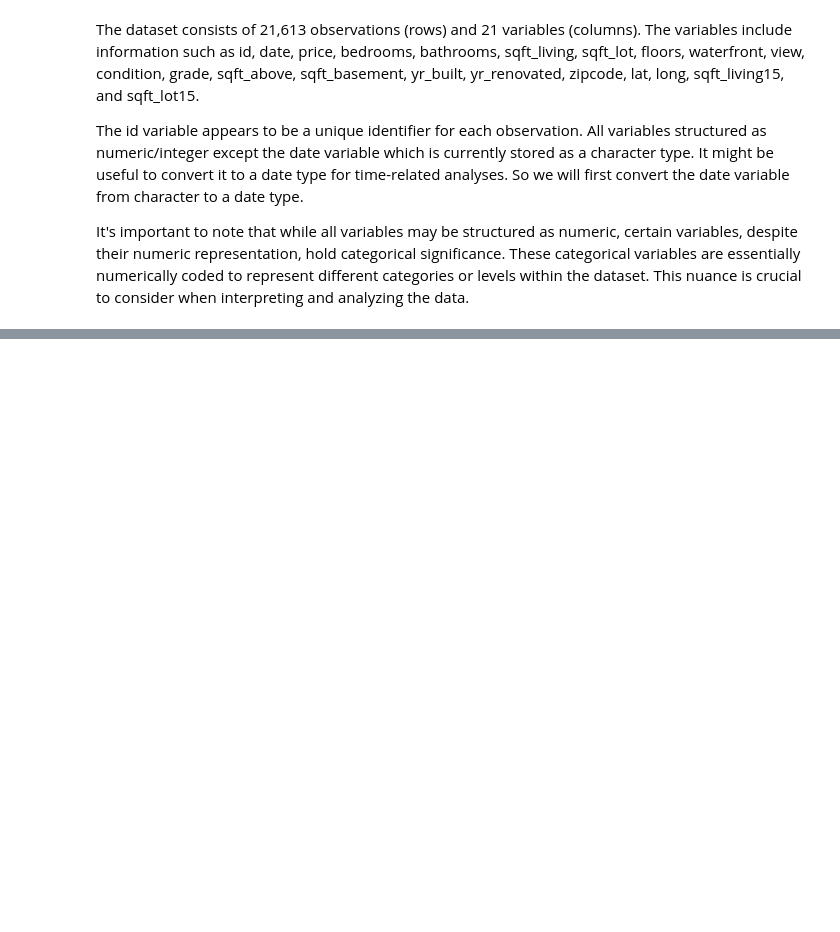
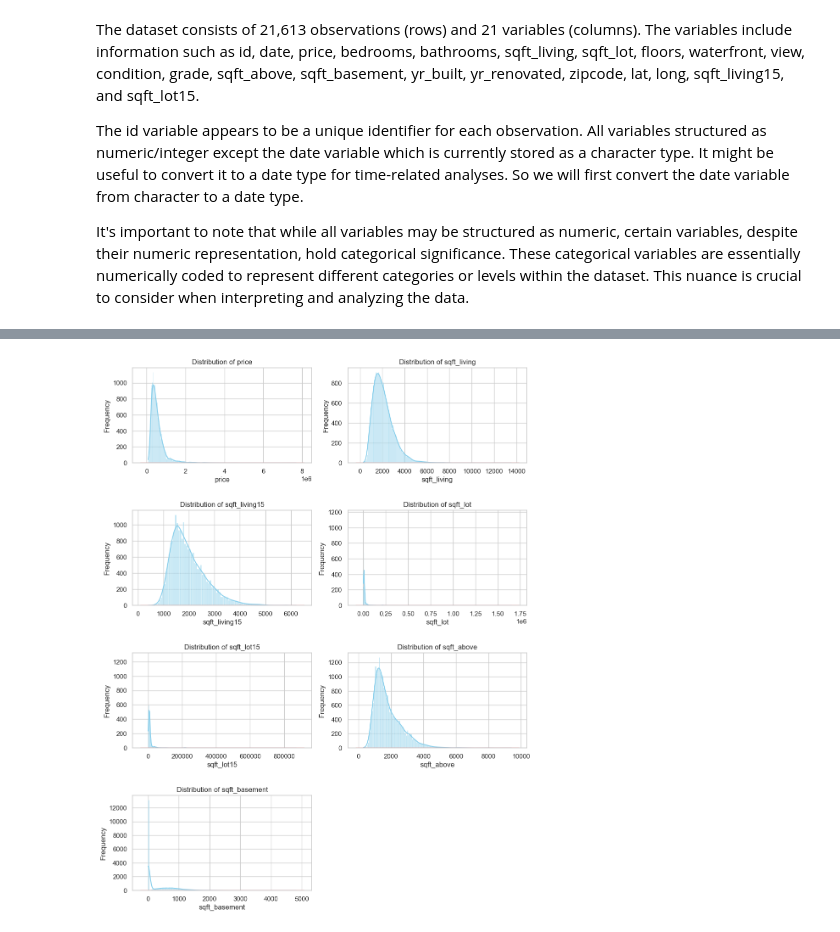
Before and after one commit to gizemguleli/RR_Project-Housing-Price-Dynamics-in-King-Cunty-WA, a Jupyter notebook: V1.ipynb, the cells around one changed output, grey strips where cells are left out. Cells and saved outputs as stored; diff of their text form; code cells hidden in the pictures; blank space fills up the shorter version.

```diff
--- a/V1.ipynb
+++ b/V1.ipynb
@@ -50,0 +148,50 @@ It's important to note that while all variables may be structured as numeric, ce
+# %%
+#efine variables according to their types
+
+# All variables
+all_vars = ["id", "bathrooms", "bedrooms", "condition", "date", "feat01", "feat02", "feat03", "feat04", "feat05", "feat06", "feat07", "feat08", "feat09", "feat10", "floors", "grade", "lat", "long", "price", "sqft_above", "sqft_basement", "sqft_living", "sqft_living15", "sqft_lot", "sqft_lot15", "view", "waterfront", "yr_built", "yr_renovated", "zipcode"]
+
+# Continuous Numeric Variables
+cont_vars = ["price", "sqft_living", "sqft_living15", "sqft_lot", "sqft_lot15", "sqft_above", "sqft_basement"]
+
+# Discrete Numeric Variables
+disc_vars = ["bedrooms", "floors", "bathrooms"]
+
+# Categorical Variables
+cat_vars = ["waterfront", "view", "condition", "grade"]
+
+# Date Variables
+date_vars = ["date", "yr_built", "yr_renovated"]
+
+# Geographical Variables
+geo_vars = ["lat", "long", "zipcode"]
+# %%
+
+# Set seaborn style
+sns.set(style="whitegrid")
+
+# Set up a layout grid
+plt.figure(figsize=(12, 16))
+plt.subplots_adjust(hspace=0.5)
+
+# Create histograms for numeric variables
+for i, cont in enumerate(cont_vars):
+    plt.subplot(4, 2, i + 1)
+
+    # Plot histogram
+    sns.histplot(df_cleaned[cont], kde=True, color='skyblue', bins='auto')
+    plt.title(f"Distribution of {cont}")
+    plt.xlabel(cont)
+    plt.ylabel('Frequency')
+
+    # Plot normal distribution curve
+    mu, std = df_cleaned[cont].mean(), df_cleaned[cont].std()
+    xmin, xmax = plt.xlim()
+    x = np.linspace(xmin, xmax, 100)
+    p = norm.pdf(x, mu, std)
+    plt.plot(x, p, color='red', linewidth=2)
+
+# Show the plots
+plt.show()
+# %% [output]
+[figure, added]
```
Also changed, not shown: parts of 11 cells of this notebook.
